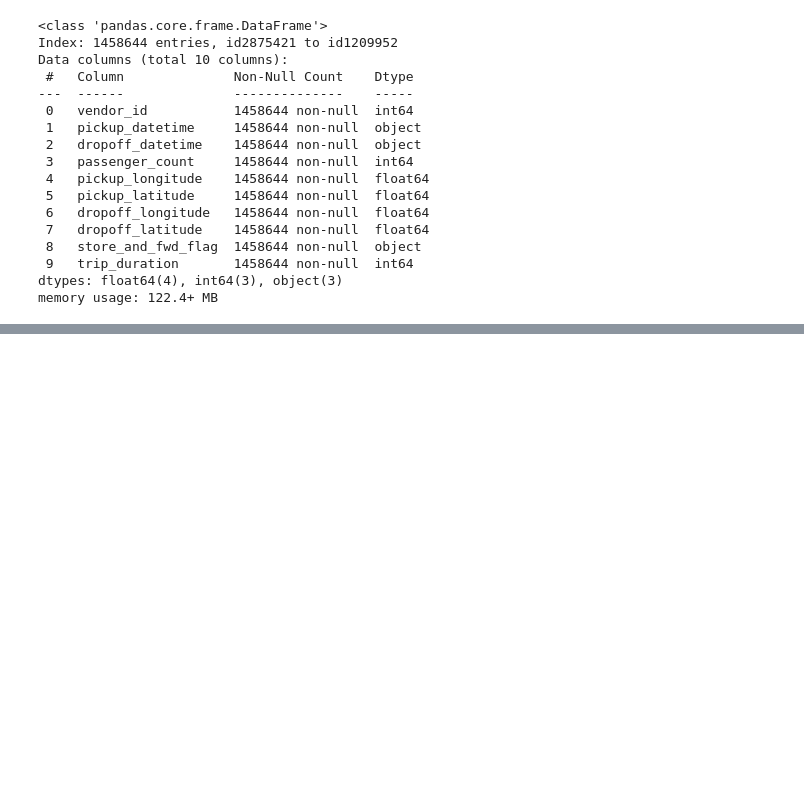
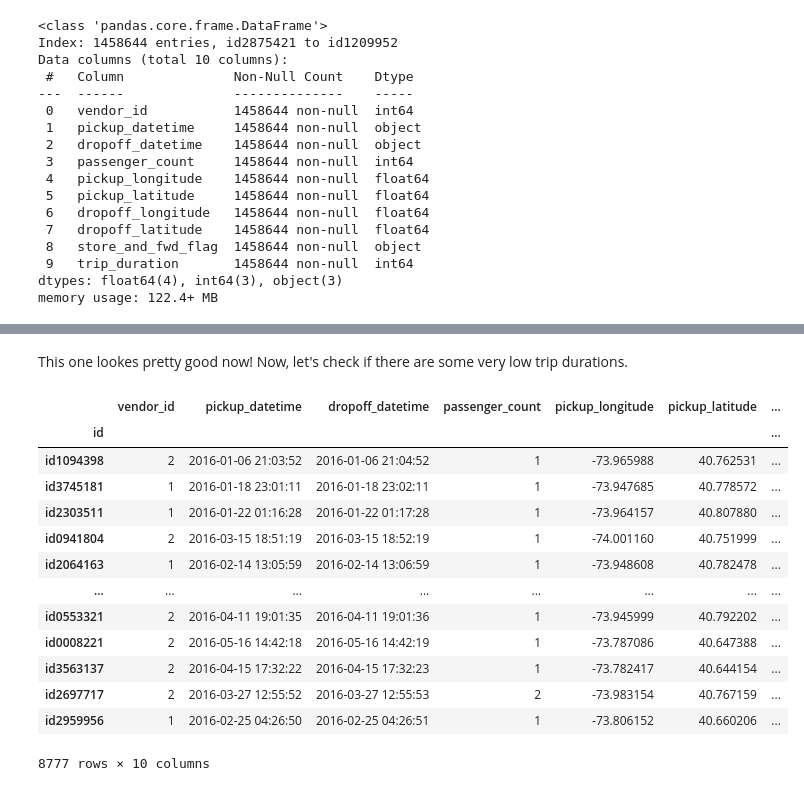
Before and after one commit to Subhajit53/NYC-Taxi-Trip-Time-Prediction, a Jupyter notebook: NYC_Taxi_Trip_Time_Prediction_Colab_Notebook.ipynb, the cells around one changed output, grey strips where cells are left out. Cells and saved outputs as stored; diff of their text form; code cells hidden in the pictures; blank space fills up the shorter version.

```diff
--- a/NYC_Taxi_Trip_Time_Prediction_Colab_Notebook.ipynb
+++ b/NYC_Taxi_Trip_Time_Prediction_Colab_Notebook.ipynb
@@ -106,0 +169,20 @@ memory usage: 122.4+ MB
+# %% [markdown]
+This one lookes pretty good now! Now, let's check if there are some very low trip durations.
+# %%
+# Getting rows with trip duration less than 1 minute
+taxi_df[taxi_df['trip_duration'] <= 60]
+# %% [output]
+|  | vendor_id | pickup_datetime | dropoff_datetime | passenger_count | pickup_longitude | pickup_latitude | ... |
+| id |  |  |  |  |  |  | ... |
+| id1094398 | 2 | 2016-01-06 21:03:52 | 2016-01-06 21:04:52 | 1 | -73.965988 | 40.762531 | ... |
+| id3745181 | 1 | 2016-01-18 23:01:11 | 2016-01-18 23:02:11 | 1 | -73.947685 | 40.778572 | ... |
+| id2303511 | 1 | 2016-01-22 01:16:28 | 2016-01-22 01:17:28 | 1 | -73.964157 | 40.807880 | ... |
+| id0941804 | 2 | 2016-03-15 18:51:19 | 2016-03-15 18:52:19 | 1 | -74.001160 | 40.751999 | ... |
+| id2064163 | 1 | 2016-02-14 13:05:59 | 2016-02-14 13:06:59 | 1 | -73.948608 | 40.782478 | ... |
+| ... | ... | ... | ... | ... | ... | ... | ... |
+| id0553321 | 2 | 2016-04-11 19:01:35 | 2016-04-11 19:01:36 | 1 | -73.945999 | 40.792202 | ... |
+| id0008221 | 2 | 2016-05-16 14:42:18 | 2016-05-16 14:42:19 | 1 | -73.787086 | 40.647388 | ... |
+| id3563137 | 2 | 2016-04-15 17:32:22 | 2016-04-15 17:32:23 | 1 | -73.782417 | 40.644154 | ... |
+| id2697717 | 2 | 2016-03-27 12:55:52 | 2016-03-27 12:55:53 | 2 | -73.983154 | 40.767159 | ... |
+| id2959956 | 1 | 2016-02-25 04:26:50 | 2016-02-25 04:26:51 | 1 | -73.806152 | 40.660206 | ... |
+8777 rows × 10 columns
```
Also changed, not shown: parts of 12 cells of this notebook.
